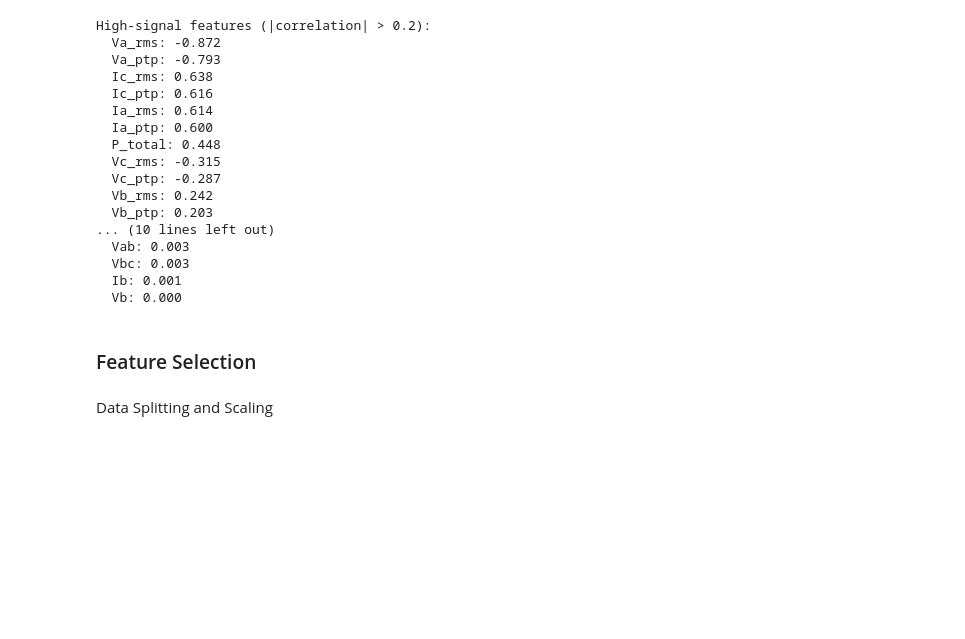
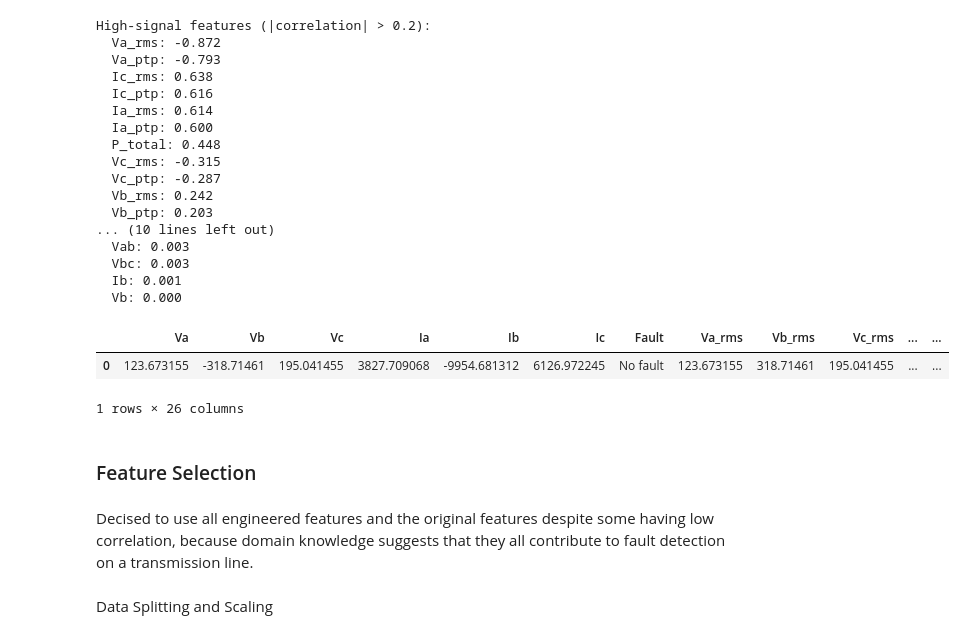
Before and after one commit to KudoroEsther/Machine_Learning_Projects, a Jupyter notebook: Fault_Analysis/fault_analysis - Copy.ipynb, the cells around one changed output. Drawn from its saved outputs; the diff is of its cells as text; code cells hidden in the pictures; blank space fills up the shorter version.

```diff
--- a/Fault_Analysis/fault_analysis - Copy.ipynb
+++ b/Fault_Analysis/fault_analysis - Copy.ipynb
@@ -404,5 +404,13 @@ High-signal features (|correlation| > 0.2):
+# %%
+df.head(1)
+# %% [output]
+|  | Va | Vb | Vc | Ia | Ib | Ic | Fault | Va_rms | Vb_rms | Vc_rms | ... | ... |
+| 0 | 123.673155 | -318.71461 | 195.041455 | 3827.709068 | -9954.681312 | 6126.972245 | No fault | 123.673155 | 318.71461 | 195.041455 | ... | ... |
+1 rows × 26 columns
 # %% [markdown]
 ### Feature Selection
+# %% [markdown]
+Decised to use all engineered features and the original features despite some having low correlation, because domain knowledge suggests that they all contribute to fault detection on a transmission line.
 # %% [markdown]
  Data Splitting and Scaling
 # %%
```
Also changed, not shown: parts of 5 cells of this notebook.
